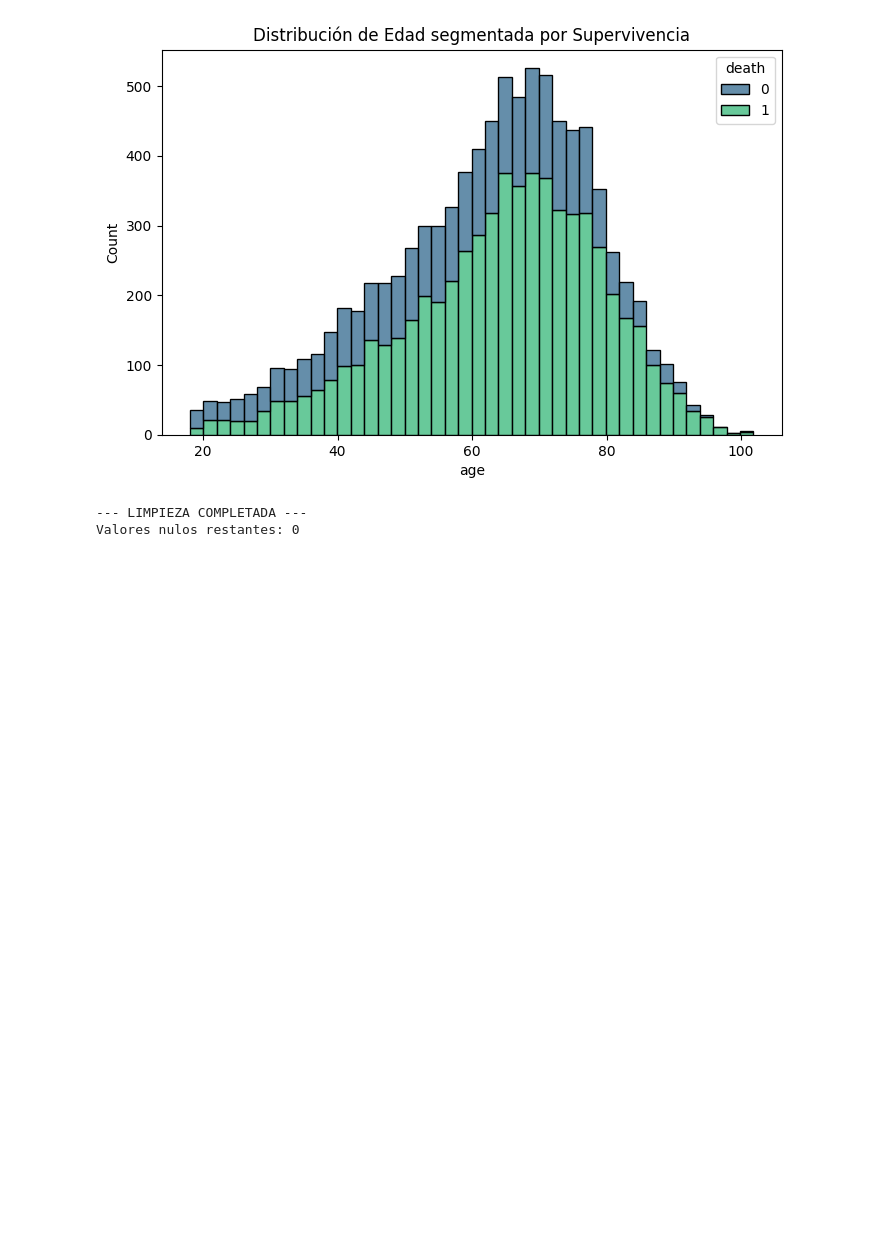
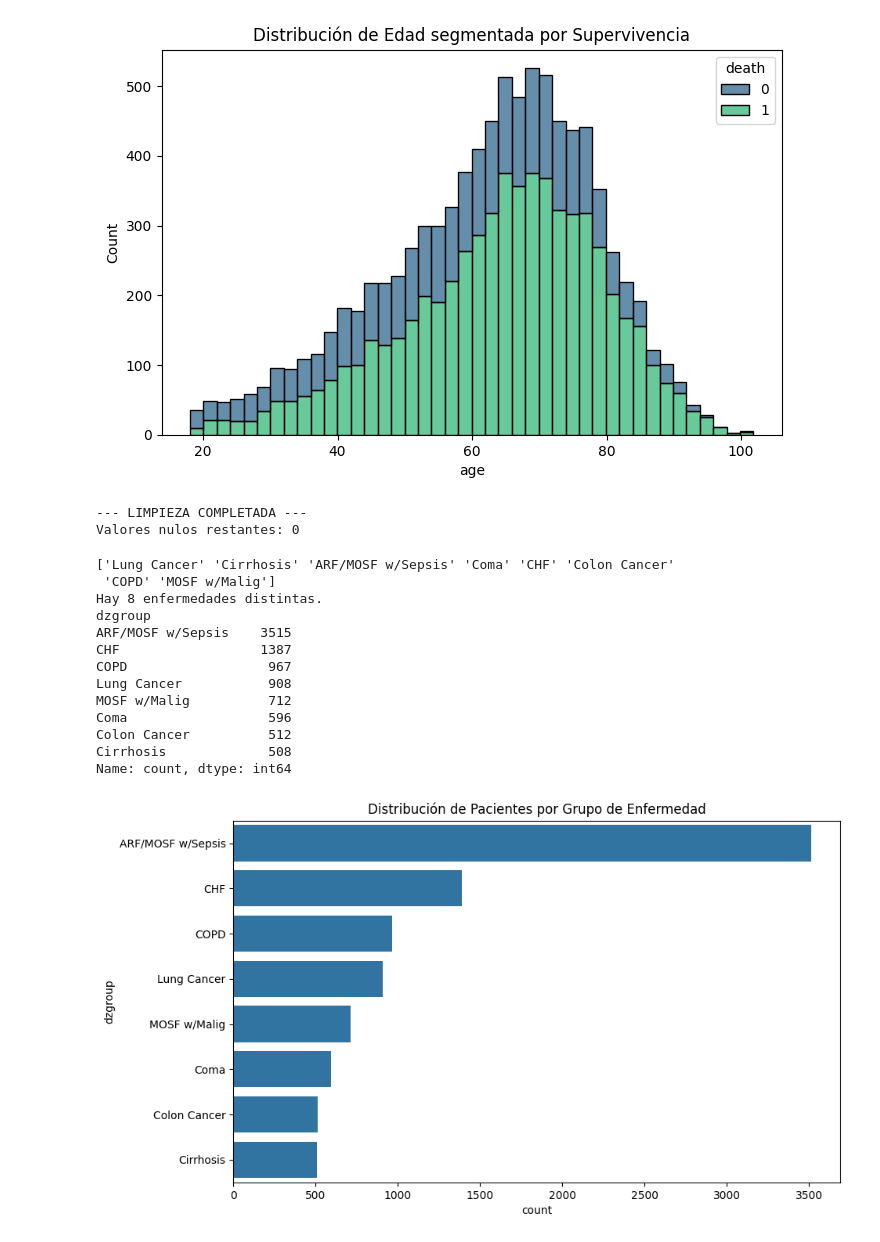
Before and after one commit to nrapun/proyecto_AA, a Jupyter notebook: intento2_copy.ipynb, the cells around one changed output. Cells and saved outputs as stored; diff of their text form; code cells hidden in the pictures; blank space fills up the shorter version.

```diff
--- a/intento2_copy.ipynb
+++ b/intento2_copy.ipynb
@@ -286,3 +286,34 @@ Resultado: Los datos NO siguen una distribución normal (Rechazamos H0)
 [figure]
 --- LIMPIEZA COMPLETADA ---
 Valores nulos restantes: 0
+# %%
+nombres_enfermedades = df['dzgroup'].unique()
+print(nombres_enfermedades)
+total_enfermedades = df['dzgroup'].nunique()
+print(f"Hay {total_enfermedades} enfermedades distintas.")
+conteo_por_enfermedad = df['dzgroup'].value_counts()
+print(conteo_por_enfermedad)
+
+
+import matplotlib.pyplot as plt
+import seaborn as sns
+
+plt.figure(figsize=(10,6))
+sns.countplot(data=df, y='dzgroup', order=df['dzgroup'].value_counts().index)
+plt.title('Distribución de Pacientes por Grupo de Enfermedad')
+plt.show()
+# %% [output]
+['Lung Cancer' 'Cirrhosis' 'ARF/MOSF w/Sepsis' 'Coma' 'CHF' 'Colon Cancer'
+ 'COPD' 'MOSF w/Malig']
+Hay 8 enfermedades distintas.
+dzgroup
+ARF/MOSF w/Sepsis    3515
+CHF                  1387
+COPD                  967
+Lung Cancer           908
+MOSF w/Malig          712
+Coma                  596
+Colon Cancer          512
+Cirrhosis             508
+Name: count, dtype: int64
+[figure, added]
```
Also changed, not shown: parts of 1 cell of this notebook.
